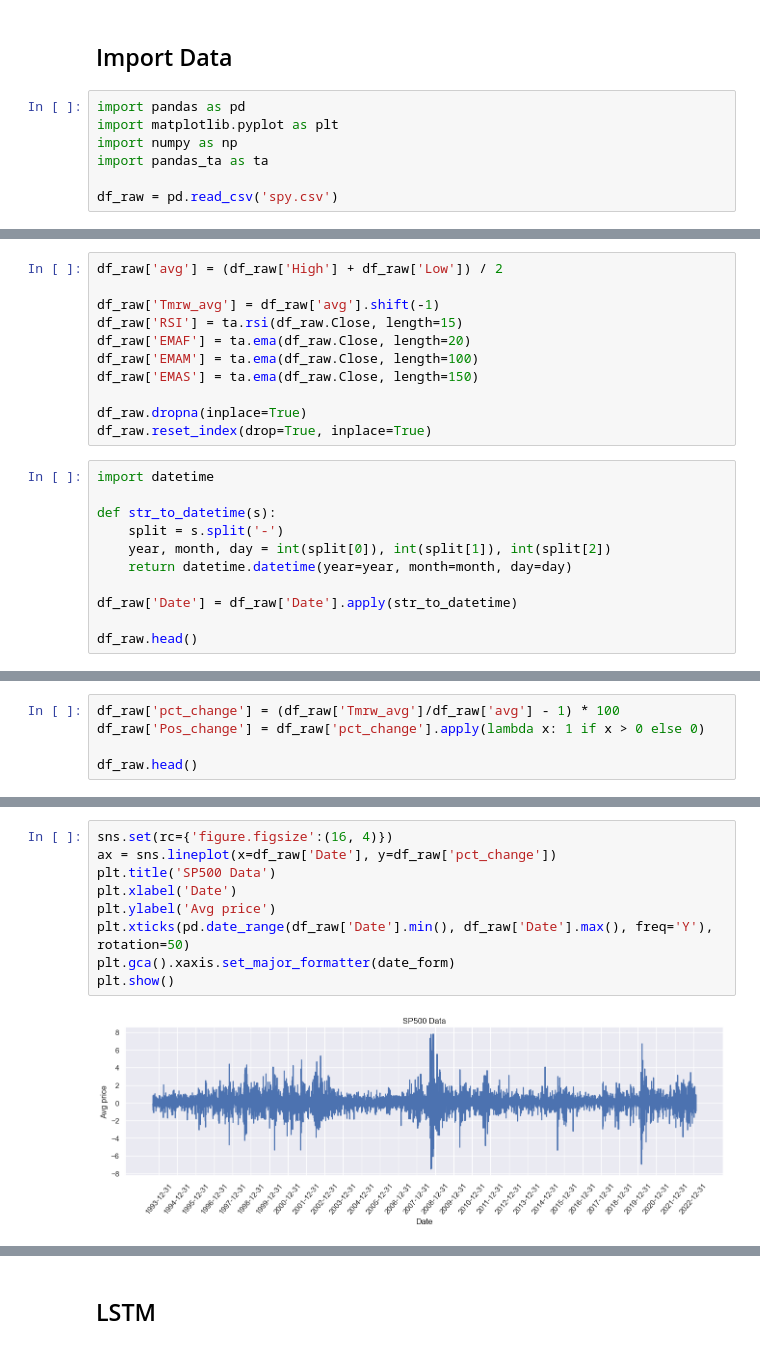
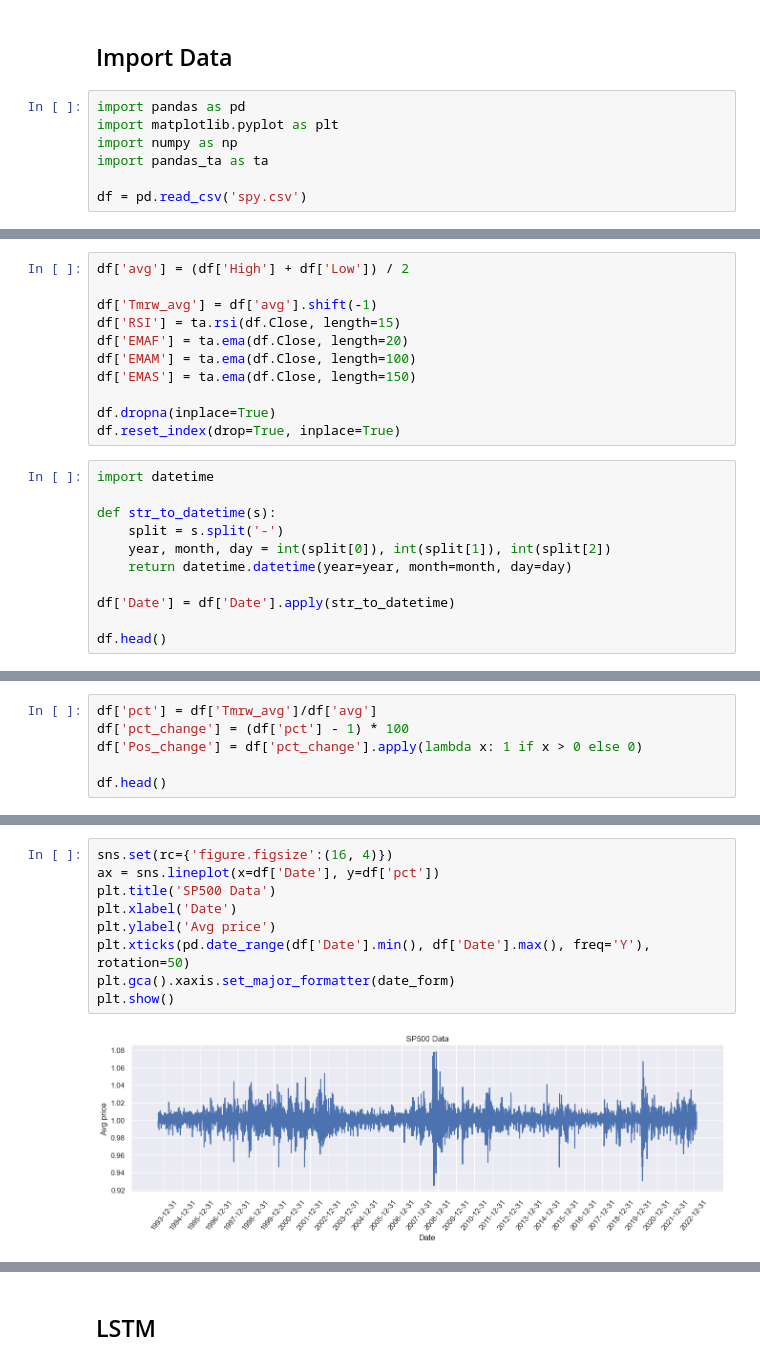
Before and after one commit to okenreed/aai501_final, a Jupyter notebook: final.ipynb, the cells around one changed output, grey strips where cells are left out. Cells and saved outputs as stored; diff of their text form.

```diff
--- a/final.ipynb
+++ b/final.ipynb
@@ -6,5 +6,5 @@ import matplotlib.pyplot as plt
 import numpy as np
 import pandas_ta as ta
 
-df_raw = pd.read_csv('spy.csv')
+df = pd.read_csv('spy.csv')
 # %%
@@ -17,16 +17,16 @@ df_raw.head()
 | 3 | 1993-02-03 | 25.487270 | 25.738376 | 25.469334 | 25.720440 | 529400 | 3 | 2 | 5 | 2 | 1993 |
 | 4 | 1993-02-04 | 25.810132 | 25.881876 | 25.523153 | 25.828068 | 531500 | 4 | 3 | 5 | 2 | 1993 |
 # %%
-df_raw['avg'] = (df_raw['High'] + df_raw['Low']) / 2
+df['avg'] = (df['High'] + df['Low']) / 2
 
-df_raw['Tmrw_avg'] = df_raw['avg'].shift(-1)
-df_raw['RSI'] = ta.rsi(df_raw.Close, length=15)
-df_raw['EMAF'] = ta.ema(df_raw.Close, length=20)
-df_raw['EMAM'] = ta.ema(df_raw.Close, length=100)
-df_raw['EMAS'] = ta.ema(df_raw.Close, length=150)
+df['Tmrw_avg'] = df['avg'].shift(-1)
+df['RSI'] = ta.rsi(df.Close, length=15)
+df['EMAF'] = ta.ema(df.Close, length=20)
+df['EMAM'] = ta.ema(df.Close, length=100)
+df['EMAS'] = ta.ema(df.Close, length=150)
 
-df_raw.dropna(inplace=True)
-df_raw.reset_index(drop=True, inplace=True)
+df.dropna(inplace=True)
+df.reset_index(drop=True, inplace=True)
 # %%
 import datetime
 
@@ -35,9 +35,9 @@ def str_to_datetime(s):
     year, month, day = int(split[0]), int(split[1]), int(split[2])
     return datetime.datetime(year=year, month=month, day=day)
 
-df_raw['Date'] = df_raw['Date'].apply(str_to_datetime)
+df['Date'] = df['Date'].apply(str_to_datetime)
 
-df_raw.head()
+df.head()
 # %% [output]
 |  | Date | Open | High | Low | Close | Volume | Day | Weekday | Week | Month | Year | ... |
 | 0 | 1993-09-01 | 26.950641 | 27.059533 | 26.950641 | 27.005087 | 136500 | 1 | 2 | 35 | 9 | 1993 | ... |
@@ -46,10 +46,11 @@ df_raw.head()
 | 3 | 1993-09-07 | 26.932487 | 26.968784 | 26.714704 | 26.751001 | 196400 | 7 | 1 | 36 | 9 | 1993 | ... |
 | 4 | 1993-09-08 | 26.751000 | 26.751000 | 26.478772 | 26.660257 | 269900 | 8 | 2 | 36 | 9 | 1993 | ... |
 # %%
-df_raw['pct_change'] = (df_raw['Tmrw_avg']/df_raw['avg'] - 1) * 100
-df_raw['Pos_change'] = df_raw['pct_change'].apply(lambda x: 1 if x > 0 else 0)
+df['pct'] = df['Tmrw_avg']/df['avg']
+df['pct_change'] = (df['pct'] - 1) * 100
+df['Pos_change'] = df['pct_change'].apply(lambda x: 1 if x > 0 else 0)
 
-df_raw.head()
+df.head()
 # %% [output]
 |  | Date | Open | High | Low | Close | Volume | Day | Weekday | Week | Month | Year | ... |
 | 0 | 1993-09-01 | 26.950641 | 27.059533 | 26.950641 | 27.005087 | 136500 | 1 | 2 | 35 | 9 | 1993 | ... |
@@ -76,12 +77,12 @@ plt.show()
 [figure]
 # %%
 sns.set(rc={'figure.figsize':(16, 4)})
-ax = sns.lineplot(x=df_raw['Date'], y=df_raw['pct_change'])
+ax = sns.lineplot(x=df['Date'], y=df['pct'])
 plt.title('SP500 Data')
 plt.xlabel('Date')
 plt.ylabel('Avg price')
-plt.xticks(pd.date_range(df_raw['Date'].min(), df_raw['Date'].max(), freq='Y'), rotation=50)
+plt.xticks(pd.date_range(df['Date'].min(), df['Date'].max(), freq='Y'), rotation=50)
 plt.gca().xaxis.set_major_formatter(date_form)
 plt.show()
 # %% [output]
-[figure, old version]
+[figure, new version]
```
Also changed, not shown: parts of 9 cells of this notebook.
